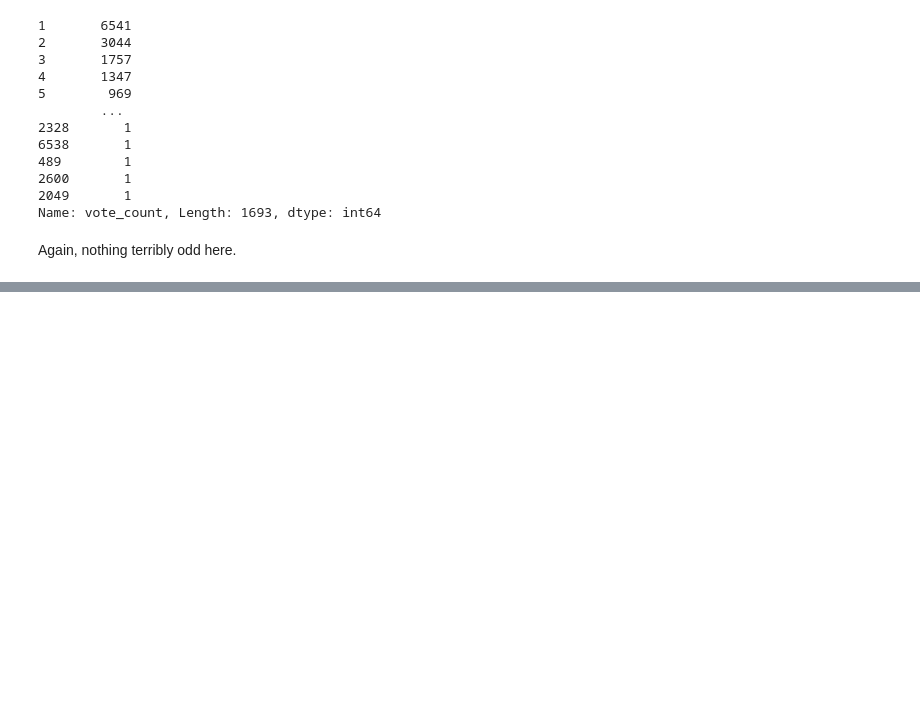
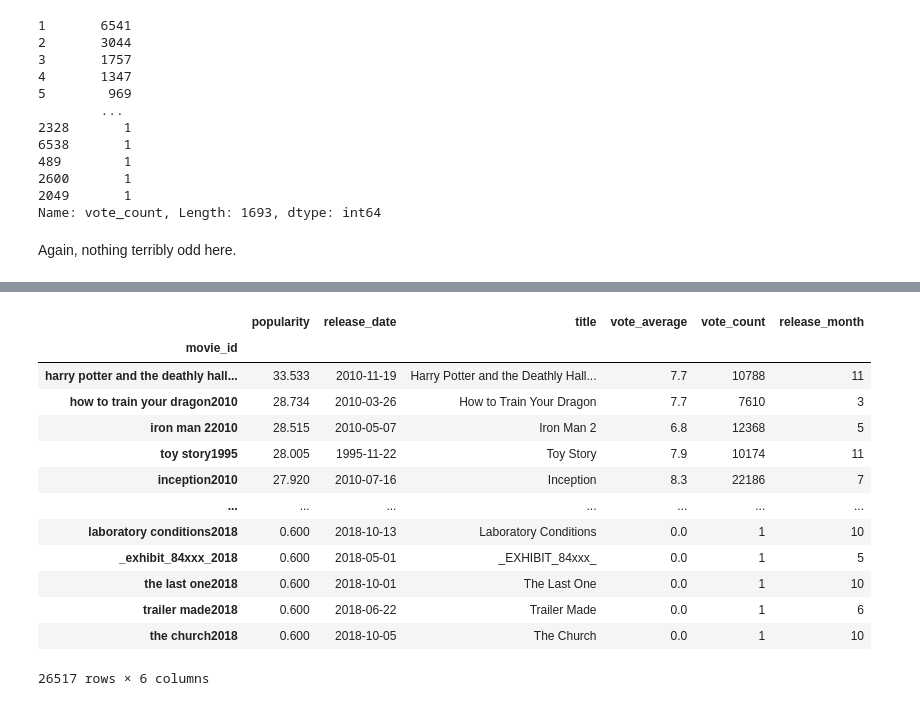
Before and after one commit to austint1121/VenusMovieAnalysis, a Jupyter notebook: Code/Matthew-datacleaning.ipynb, the cells around one changed output, grey strips where cells are left out. Saved outputs shown, nothing was run; the diff lists cells and outputs as text; code cells hidden in the pictures; blank space fills up the shorter version.

Commit message:
Added column creation and saving as CSV section

```diff
--- a/Code/Matthew-datacleaning.ipynb
+++ b/Code/Matthew-datacleaning.ipynb
@@ -221,0 +181,6 @@ Again, nothing terribly odd here.
+# %%
+# This column is the lowercase name of the movie, combined with the year released at the end.
+tmdb['movie_id'] = tmdb['title'].str.strip().str.lower()
+
+#Now combine the year
+tmdb['movie_id'] = tmdb['movie_id']+tmdb['release_date'].str.slice(0, 4)
@@ -221,0 +255,3 @@ Again, nothing terribly odd here.
+# %%
+# Now that 'release_date' has been converted to a datetime object we can create the 'release_month column'
+tmdb['release_month'] = tmdb['release_date'].dt.month
@@ -221,0 +268,18 @@ Again, nothing terribly odd here.
+# %%
+# Set index as movie_id for master table.
+tmdb.set_index('movie_id')
+# %% [output]
+|  | popularity | release_date | title | vote_average | vote_count | release_month |
+| movie_id |  |  |  |  |  |  |
+| harry potter and the deathly hall... | 33.533 | 2010-11-19 | Harry Potter and the Deathly Hall... | 7.7 | 10788 | 11 |
+| how to train your dragon2010 | 28.734 | 2010-03-26 | How to Train Your Dragon | 7.7 | 7610 | 3 |
+| iron man 22010 | 28.515 | 2010-05-07 | Iron Man 2 | 6.8 | 12368 | 5 |
+| toy story1995 | 28.005 | 1995-11-22 | Toy Story | 7.9 | 10174 | 11 |
+| inception2010 | 27.920 | 2010-07-16 | Inception | 8.3 | 22186 | 7 |
+| ... | ... | ... | ... | ... | ... | ... |
+| laboratory conditions2018 | 0.600 | 2018-10-13 | Laboratory Conditions | 0.0 | 1 | 10 |
+| _exhibit_84xxx_2018 | 0.600 | 2018-05-01 | _EXHIBIT_84xxx_ | 0.0 | 1 | 5 |
+| the last one2018 | 0.600 | 2018-10-01 | The Last One | 0.0 | 1 | 10 |
+| trailer made2018 | 0.600 | 2018-06-22 | Trailer Made | 0.0 | 1 | 6 |
+| the church2018 | 0.600 | 2018-10-05 | The Church | 0.0 | 1 | 10 |
+26517 rows × 6 columns
```
Also changed, not shown: parts of 17 cells of this notebook.
